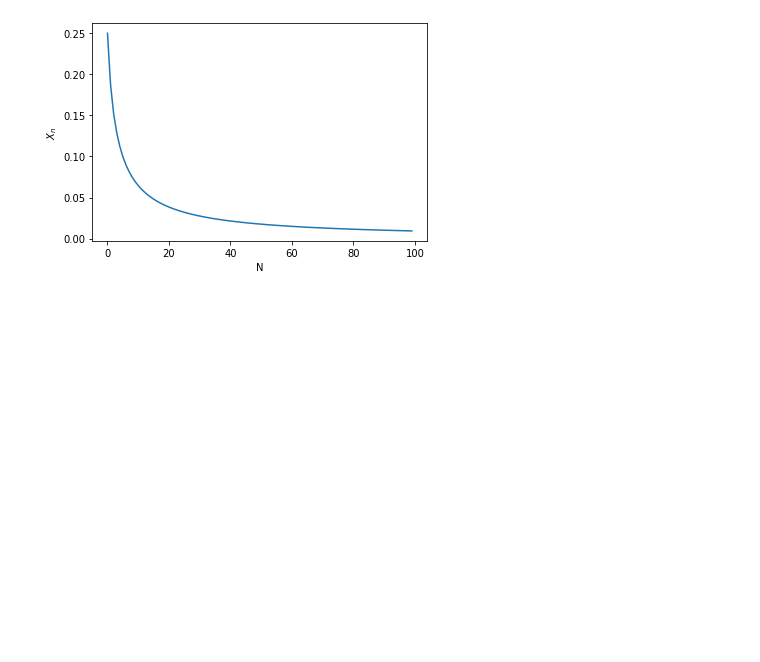
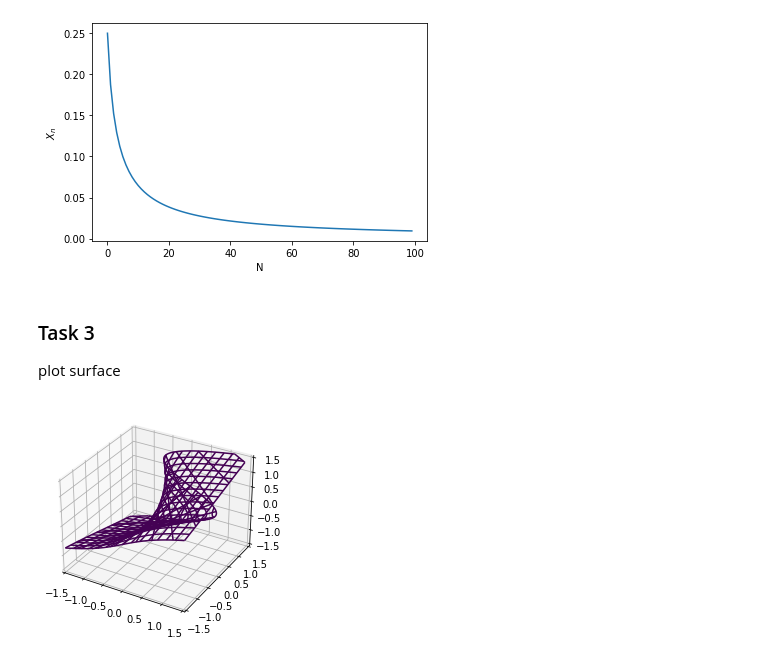
Before and after one commit to Linnore/MLCMS-EX3-GroupK, a Jupyter notebook: Test_Linnore.ipynb, the cells around one changed output. Saved outputs shown, nothing was run; the diff lists cells and outputs as text; code cells hidden in the pictures; blank space fills up the shorter version.

Commit message:
task3_implicit_surfaceplot_updated

```diff
--- a/Test_Linnore.ipynb
+++ b/Test_Linnore.ipynb
@@ -269,3 +269,53 @@ def task4_plot(r):
 task4_plot(2)
 # %% [output]
 [figure]
+# %% [markdown]
+### Task 3
+plot surface
+# %%
+from mpl_toolkits.mplot3d import axes3d
+import matplotlib.pyplot as plt
+import numpy as np
+
+def plot_implicit(fn, bbox=(-2.5,2.5)):
+    ''' create a plot of an implicit function
+    fn  ...implicit function (plot where fn==0)
+    bbox ..the x,y,and z limits of plotted interval'''
+    xmin, xmax, ymin, ymax, zmin, zmax = bbox*3
+    fig = plt.figure()
+    ax = fig.add_subplot(111, projection='3d')
+    A = np.linspace(xmin, xmax, 100) # resolution of the contour
+    B = np.linspace(xmin, xmax, 15) # number of slices
+    A1,A2 = np.meshgrid(A,A) # grid on which the contour is plotted
+
+    for z in B: # plot contours in the XY plane
+        X,Y = A1,A2
+        Z = fn(X,Y,z)
+        cset = ax.contour(X, Y, Z+z, [z], zdir='z')
+        # [z] defines the only level to plot for this contour for this value of z
+
+    for y in B: # plot contours in the XZ plane
+        X,Z = A1,A2
+        Y = fn(X,y,Z)
+        cset = ax.contour(X, Y+y, Z, [y], zdir='y')
+
+    for x in B: # plot contours in the YZ plane
+        Y,Z = A1,A2
+        X = fn(x,Y,Z)
+        cset = ax.contour(X+x, Y, Z, [x], zdir='x')
+
+    # must set plot limits because the contour will likely extend
+    # way beyond the displayed level.  Otherwise matplotlib extends the plot limits
+    # to encompass all values in the contour.
+    ax.set_zlim3d(zmin,zmax)
+    ax.set_xlim3d(xmin,xmax)
+    ax.set_ylim3d(ymin,ymax)
+
+    plt.show()
+# %%
+def task3_surface(x, y, z):
+    return x + y*z -z**3
+# %%
+plot_implicit(task3_surface, bbox=(-1.5,1.5))
+# %% [output]
+[figure, added]
```
